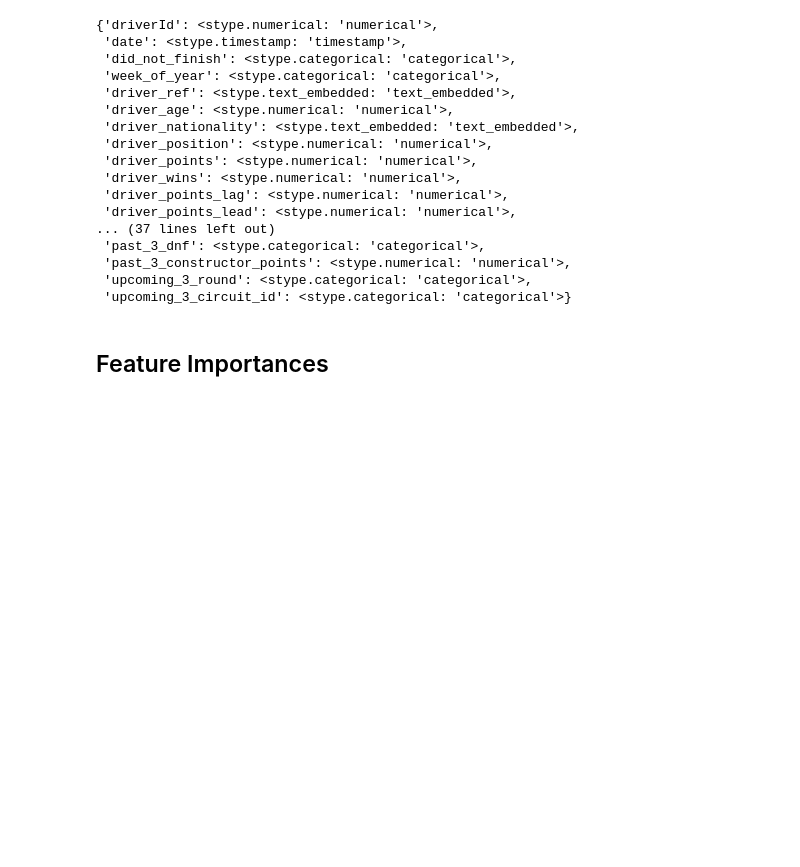
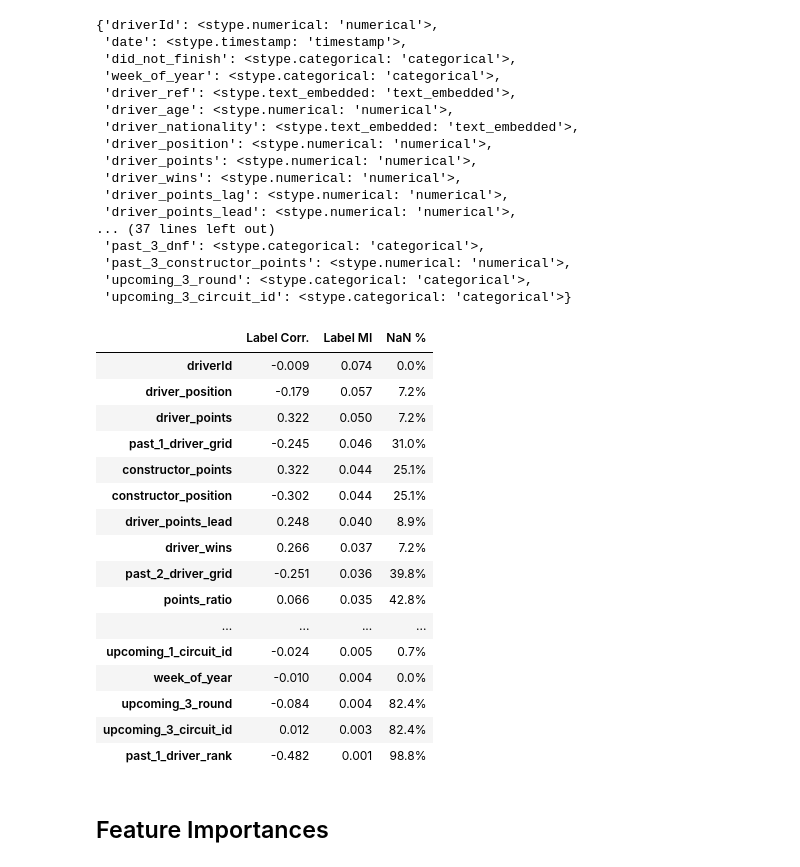
Before and after one commit to snap-stanford/relbench-user-study, a Jupyter notebook: f1/dnf/dnf.ipynb, the cells around one changed output. Drawn from its saved outputs; the diff is of its cells as text; code cells hidden in the pictures; blank space fills up the shorter version.

```diff
--- a/f1/dnf/dnf.ipynb
+++ b/f1/dnf/dnf.ipynb
@@ -116,6 +116,26 @@ infer_df_stype(train_df)
  'past_3_constructor_points': <stype.numerical: 'numerical'>,
  'upcoming_3_round': <stype.categorical: 'categorical'>,
  'upcoming_3_circuit_id': <stype.categorical: 'categorical'>}
+# %%
+utils.feature_summary_df(train_df, 'did_not_finish', classification=True)
+# %% [output]
+|  | Label Corr. | Label MI | NaN % |
+| driverId | -0.009 | 0.074 | 0.0% |
+| driver_position | -0.179 | 0.057 | 7.2% |
+| driver_points | 0.322 | 0.050 | 7.2% |
+| past_1_driver_grid | -0.245 | 0.046 | 31.0% |
+| constructor_points | 0.322 | 0.044 | 25.1% |
+| constructor_position | -0.302 | 0.044 | 25.1% |
+| driver_points_lead | 0.248 | 0.040 | 8.9% |
+| driver_wins | 0.266 | 0.037 | 7.2% |
+| past_2_driver_grid | -0.251 | 0.036 | 39.8% |
+| points_ratio | 0.066 | 0.035 | 42.8% |
+| ... | ... | ... | ... |
+| upcoming_1_circuit_id | -0.024 | 0.005 | 0.7% |
+| week_of_year | -0.010 | 0.004 | 0.0% |
+| upcoming_3_round | -0.084 | 0.004 | 82.4% |
+| upcoming_3_circuit_id | 0.012 | 0.003 | 82.4% |
+| past_1_driver_rank | -0.482 | 0.001 | 98.8% |
 # %% [markdown]
 ## Feature Importances
 # %%
```
